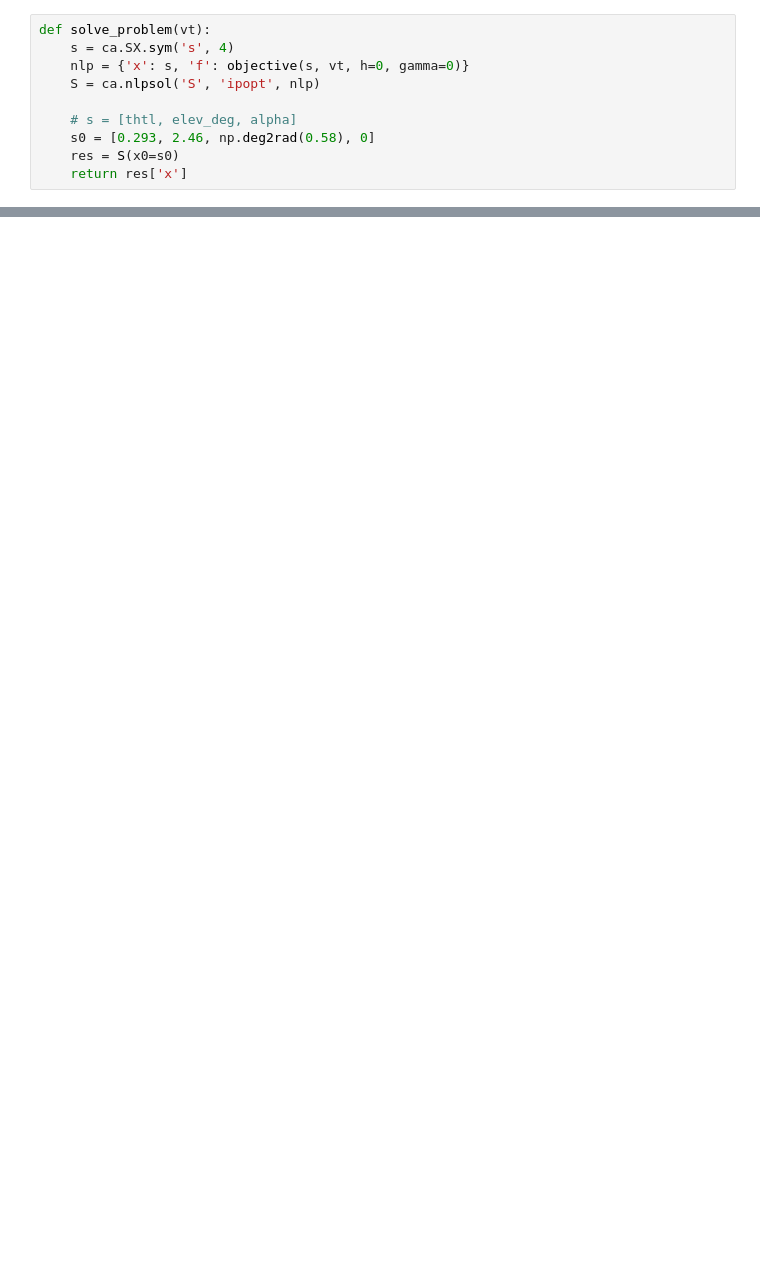
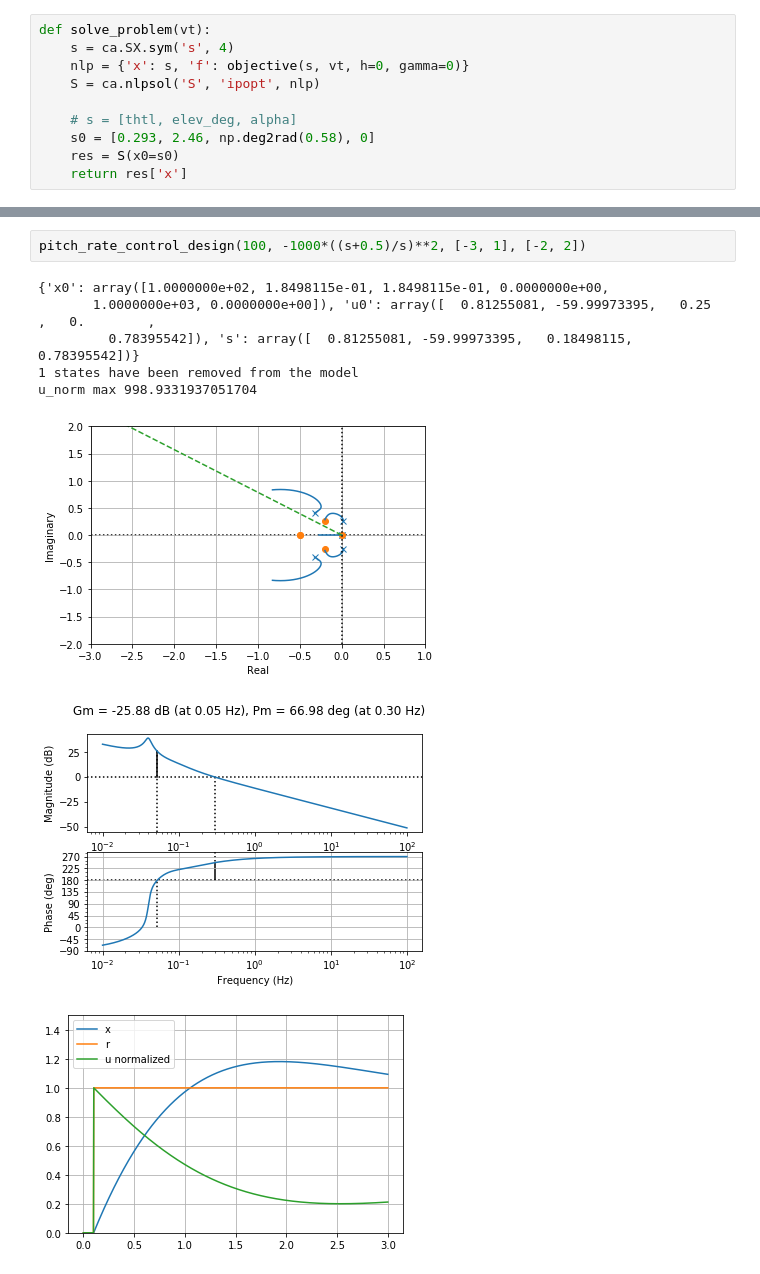
Before and after one commit to jgoppert/aae497-f19, a Jupyter notebook: homework/HW3.ipynb, the cells around one changed output, grey strips where cells are left out. Drawn from its saved outputs; the diff is of its cells as text; blank space fills up the shorter version.

```diff
--- a/homework/HW3.ipynb
+++ b/homework/HW3.ipynb
@@ -120,0 +224,11 @@ def solve_problem(vt):
+# %%
+pitch_rate_control_design(100, -1000*((s+0.5)/s)**2, [-3, 1], [-2, 2])
+# %% [output]
+{'x0': array([1.0000000e+02, 1.8498115e-01, 1.8498115e-01, 0.0000000e+00,
+       1.0000000e+03, 0.0000000e+00]), 'u0': array([  0.81255081, -59.99973395,   0.25      ,   0.        ,
+         0.78395542]), 's': array([  0.81255081, -59.99973395,   0.18498115,   0.78395542])}
+1 states have been removed from the model
+u_norm max 998.9331937051704
+[figure, added]
+[figure, added]
+[figure, added]
```
Also changed, not shown: parts of 13 cells of this notebook, 1 other file.
